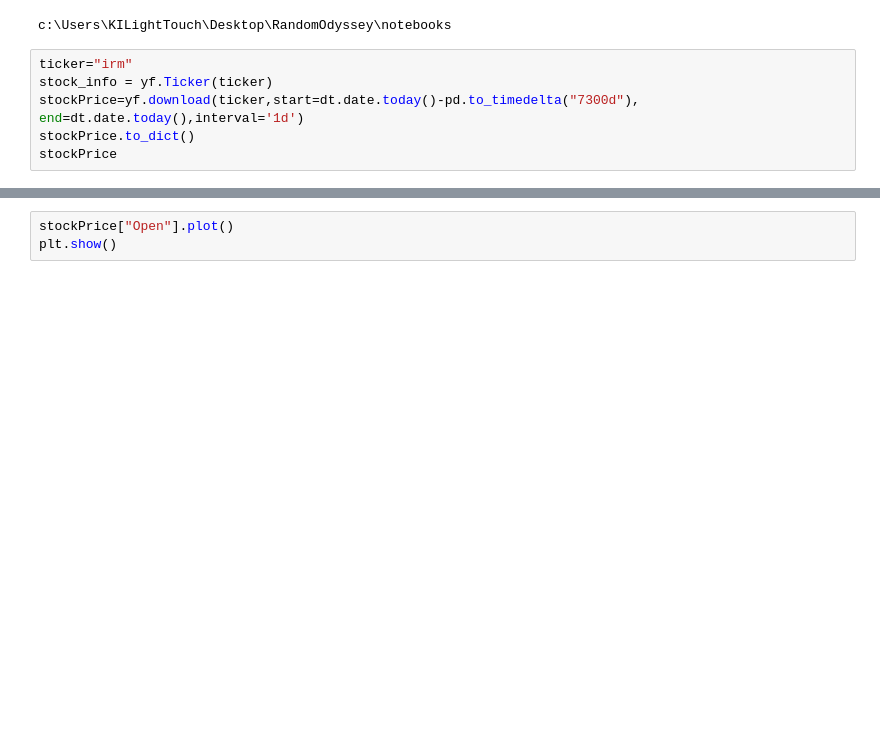
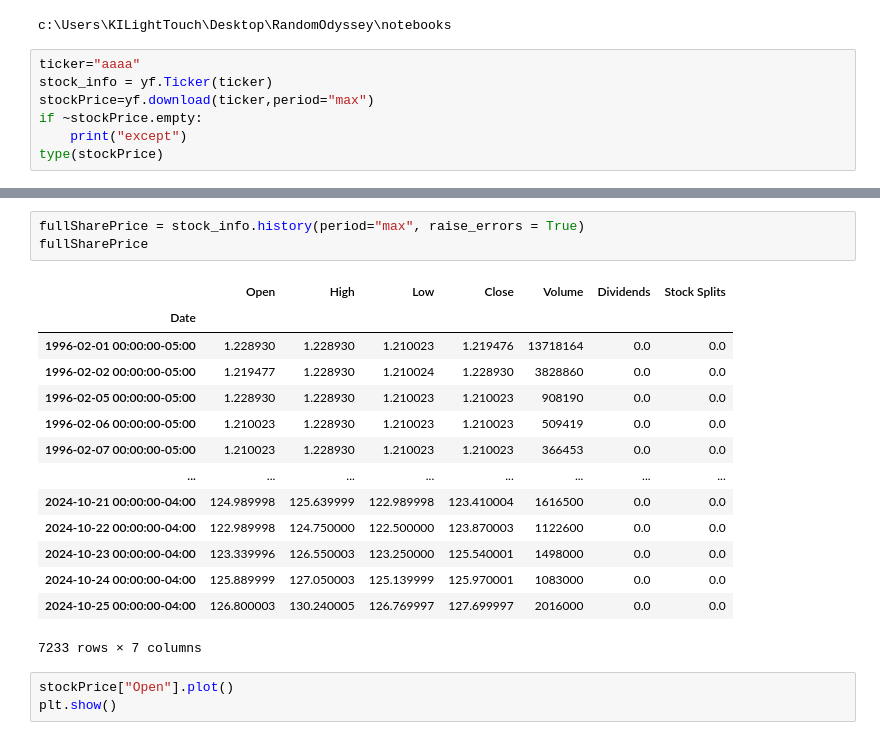
Before and after one commit to KImeriGitHub/RandomOdyssey, a Jupyter notebook: notebooks/sandbox_database.ipynb, the cells around one changed output, grey strips where cells are left out. Drawn from its saved outputs; the diff is of its cells as text; blank space fills up the shorter version.

```diff
--- a/notebooks/sandbox_database.ipynb
+++ b/notebooks/sandbox_database.ipynb
@@ -31,10 +31,11 @@ print(os.getcwd())
 # %% [output]
 c:\Users\KILightTouch\Desktop\RandomOdyssey\notebooks
 # %%
-ticker="irm"
+ticker="aaaa"
 stock_info = yf.Ticker(ticker)
-stockPrice=yf.download(ticker,start=dt.date.today()-pd.to_timedelta("7300d"), end=dt.date.today(),interval='1d')
-stockPrice.to_dict()
-stockPrice
+stockPrice=yf.download(ticker,period="max")
+if ~stockPrice.empty:
+    print("except")
+type(stockPrice)
 # %% [output]
 [*********************100%%**********************]  1 of 1 completed
@@ -55,3 +76,21 @@ stockPrice
+# %%
+fullSharePrice = stock_info.history(period="max", raise_errors = True)
+fullSharePrice
+# %% [output]
+|  | Open | High | Low | Close | Volume | Dividends | Stock Splits |
+| Date |  |  |  |  |  |  |  |
+| 1996-02-01 00:00:00-05:00 | 1.228930 | 1.228930 | 1.210023 | 1.219476 | 13718164 | 0.0 | 0.0 |
+| 1996-02-02 00:00:00-05:00 | 1.219477 | 1.228930 | 1.210024 | 1.228930 | 3828860 | 0.0 | 0.0 |
+| 1996-02-05 00:00:00-05:00 | 1.228930 | 1.228930 | 1.210023 | 1.210023 | 908190 | 0.0 | 0.0 |
+| 1996-02-06 00:00:00-05:00 | 1.210023 | 1.228930 | 1.210023 | 1.210023 | 509419 | 0.0 | 0.0 |
+| 1996-02-07 00:00:00-05:00 | 1.210023 | 1.228930 | 1.210023 | 1.210023 | 366453 | 0.0 | 0.0 |
+| ... | ... | ... | ... | ... | ... | ... | ... |
+| 2024-10-21 00:00:00-04:00 | 124.989998 | 125.639999 | 122.989998 | 123.410004 | 1616500 | 0.0 | 0.0 |
+| 2024-10-22 00:00:00-04:00 | 122.989998 | 124.750000 | 122.500000 | 123.870003 | 1122600 | 0.0 | 0.0 |
+| 2024-10-23 00:00:00-04:00 | 123.339996 | 126.550003 | 123.250000 | 125.540001 | 1498000 | 0.0 | 0.0 |
+| 2024-10-24 00:00:00-04:00 | 125.889999 | 127.050003 | 125.139999 | 125.970001 | 1083000 | 0.0 | 0.0 |
+| 2024-10-25 00:00:00-04:00 | 126.800003 | 130.240005 | 126.769997 | 127.699997 | 2016000 | 0.0 | 0.0 |
+7233 rows × 7 columns
 # %%
 stockPrice["Open"].plot()
 plt.show()
```
Also changed, not shown: parts of 2 cells of this notebook, 2 other files.
